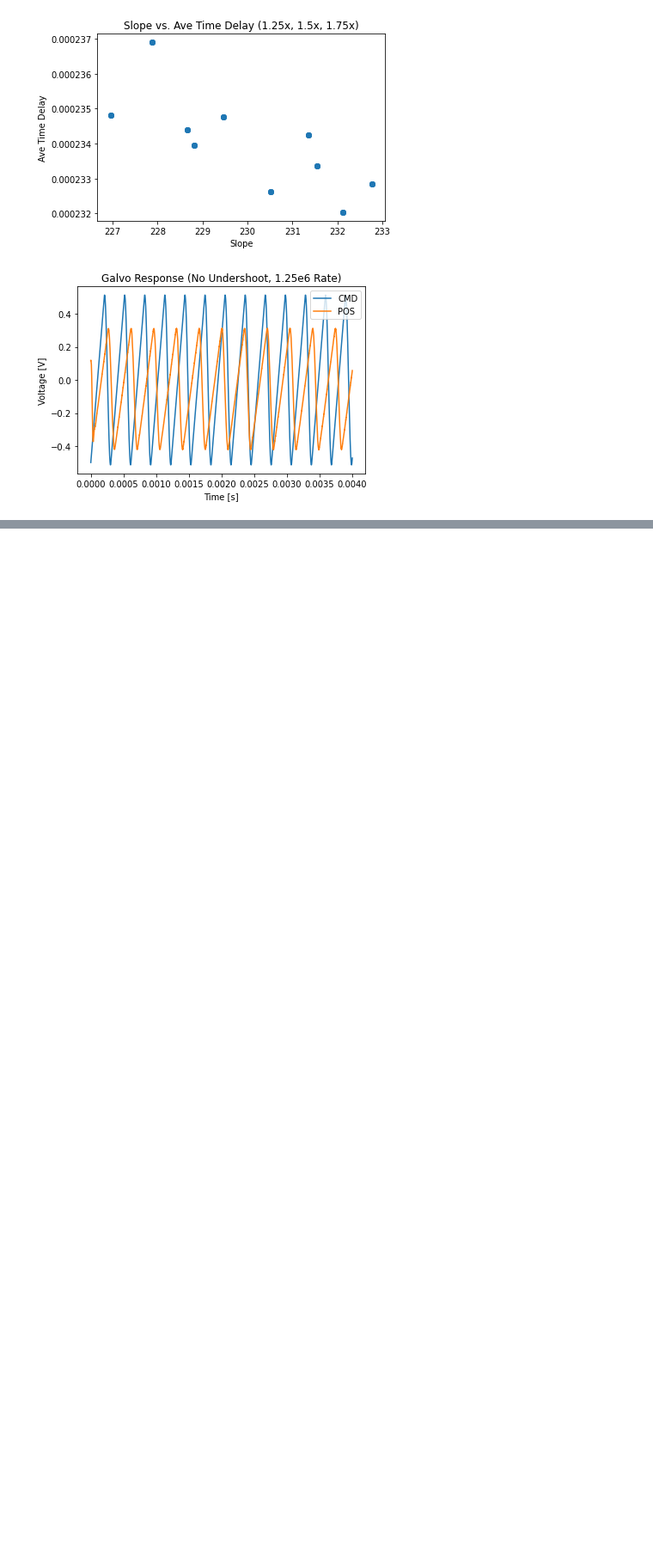
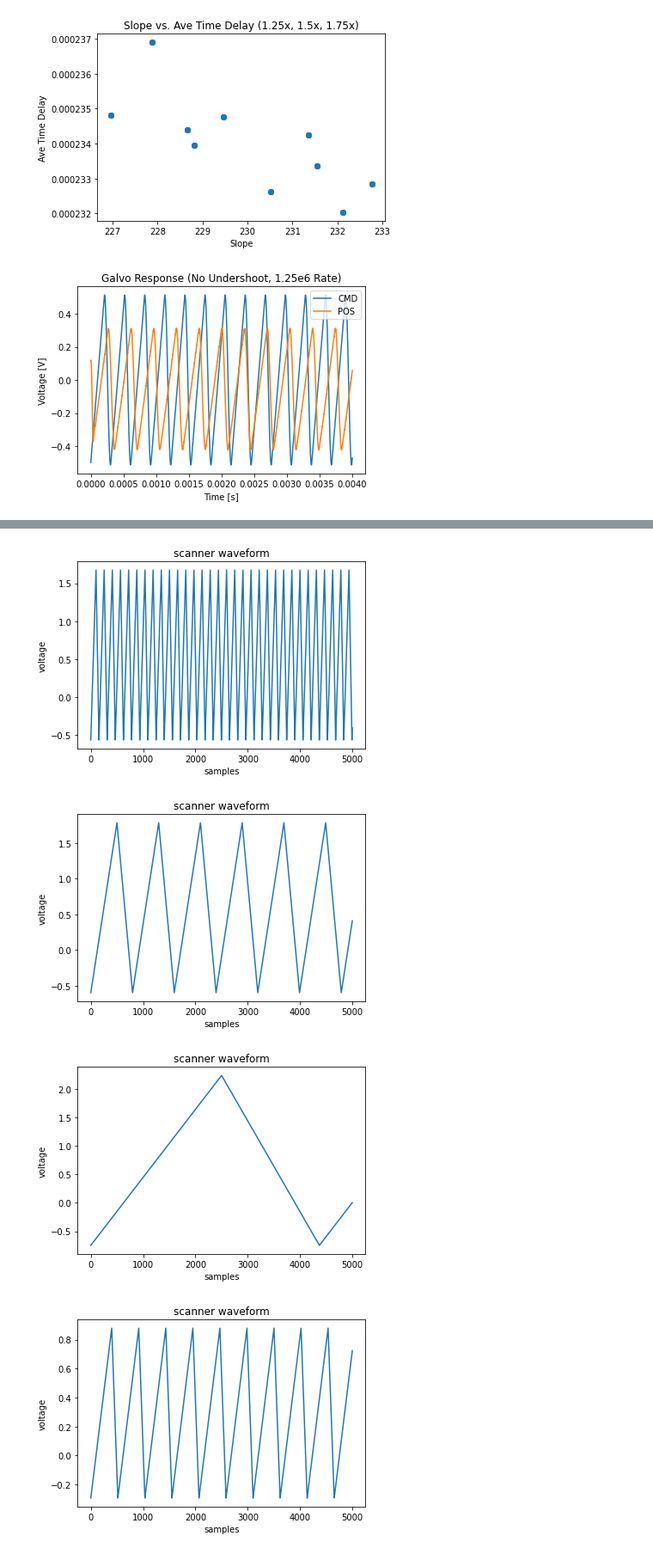
Before and after one commit to jas-priatna/scanner-calibration, a Jupyter notebook: scanner_calibration_v2.ipynb, the cells around one changed output, grey strips where cells are left out. Shown at 86% size. Cells and saved outputs as stored; diff of their text form; code cells hidden in the pictures; blank space fills up the shorter version.

```diff
--- a/scanner_calibration_v2.ipynb
+++ b/scanner_calibration_v2.ipynb
@@ -684,0 +758,19 @@ def new_line_regression(x_data, y_data, start, end, new_start=None, new_end=None
+# %%
+waveform_5e4 = x_waveform(galvo_waveform_5e4, num_samples_5e4, 256)
+waveform_2_5e5 = x_waveform(galvo_waveform_2_5e5, num_samples_2_5e5, 256)
+waveform_1_25e6 = x_waveform(galvo_waveform_1_25e6, num_samples_1_25e6, 256)
+
+waveform_2e5_05 = x_waveform(galvo_waveform_2e5_05, num_samples_2e5_05, 256)
+waveform_2_5e5_05 = x_waveform(galvo_waveform_2_5e5_05, num_samples_2_5e5_05, 256)
+# %%
+plot_galvo("scanner waveform", "samples", "voltage", waveform_5e4[:5000])
+plot_galvo("scanner waveform", "samples", "voltage", waveform_2_5e5[:5000])
+plot_galvo("scanner waveform", "samples", "voltage", waveform_1_25e6[:5000])
+
+plot_galvo("scanner waveform", "samples", "voltage", waveform_2e5_05[:5000])
+plot_galvo("scanner waveform", "samples", "voltage", waveform_2_5e5_05[:5000])
+# %% [output]
+[figure, added]
+[figure, added]
+[figure, added]
+[figure, added]
```
Also changed, not shown: parts of 25 cells of this notebook.
